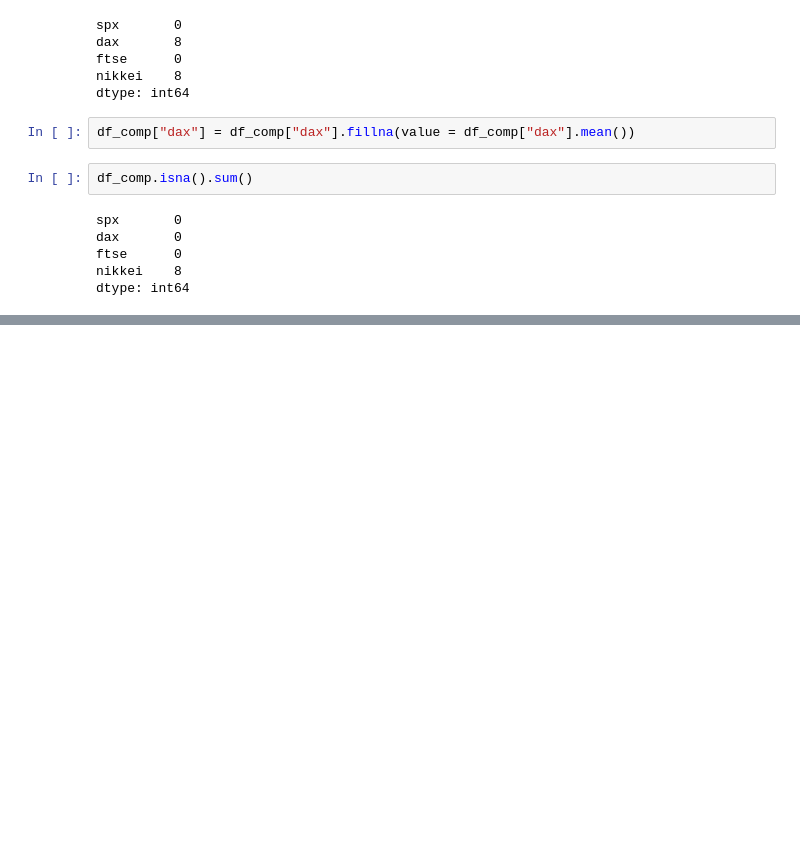
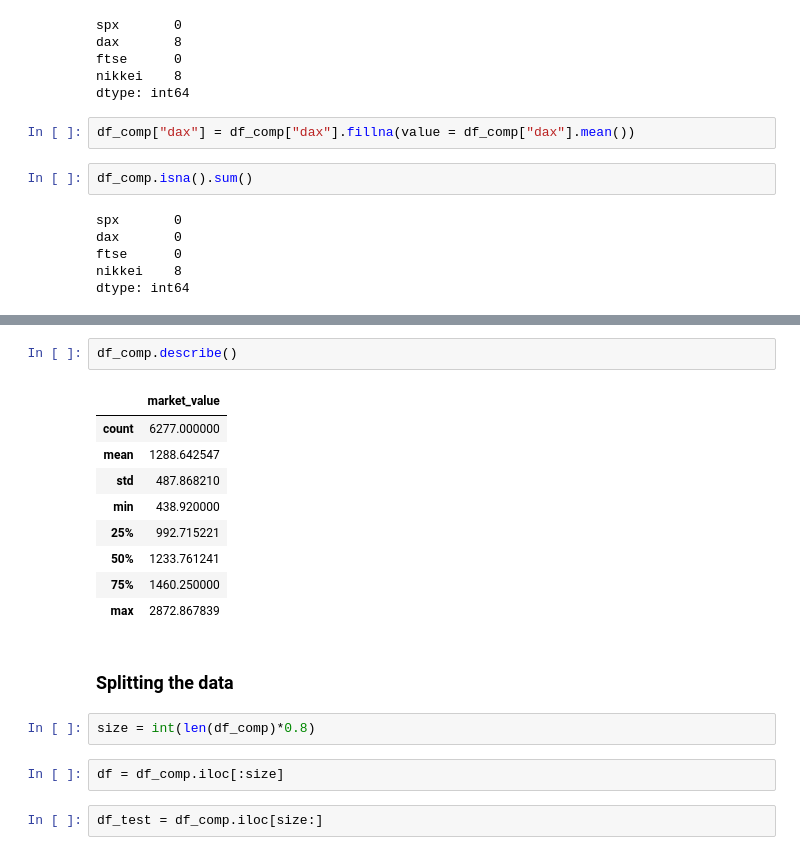
Before and after one commit to Yanasants/time_series, a Jupyter notebook: introduction_to_time_series.ipynb, the cells around one changed output, grey strips where cells are left out. Drawn from its saved outputs; the diff is of its cells as text; blank space fills up the shorter version.

```diff
--- a/introduction_to_time_series.ipynb
+++ b/introduction_to_time_series.ipynb
@@ -173,0 +202,20 @@ dtype: int64
+# %%
+df_comp.describe()
+# %% [output]
+|  | market_value |
+| count | 6277.000000 |
+| mean | 1288.642547 |
+| std | 487.868210 |
+| min | 438.920000 |
+| 25% | 992.715221 |
+| 50% | 1233.761241 |
+| 75% | 1460.250000 |
+| max | 2872.867839 |
+# %% [markdown]
+### Splitting the data
+# %%
+size = int(len(df_comp)*0.8)
+# %%
+df = df_comp.iloc[:size]
+# %%
+df_test = df_comp.iloc[size:]
```
Also changed, not shown: parts of 9 cells of this notebook.
